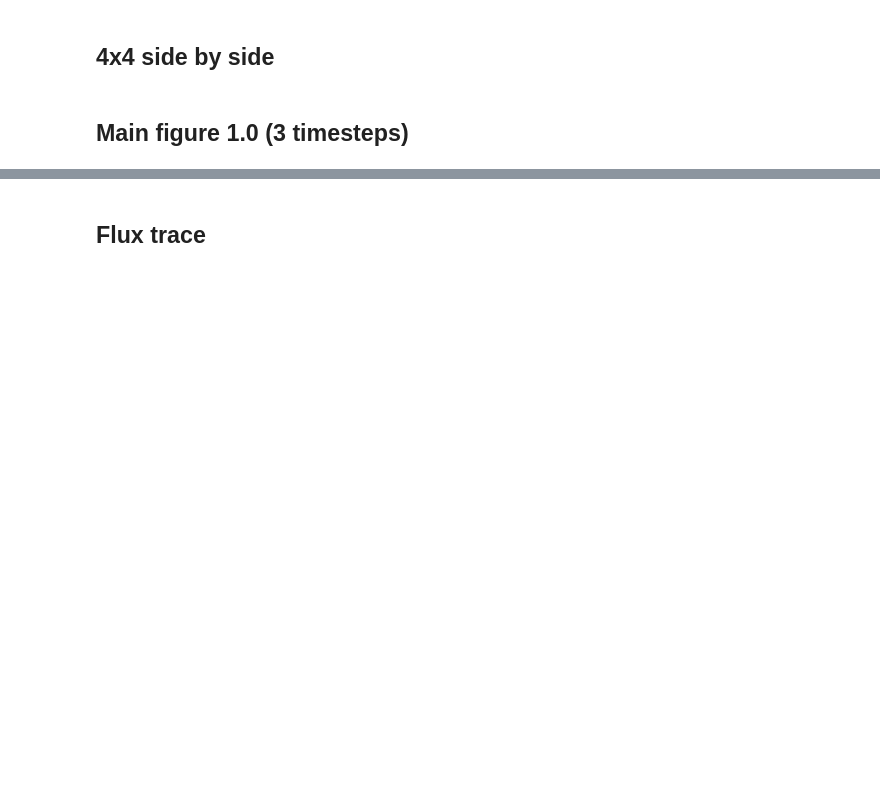
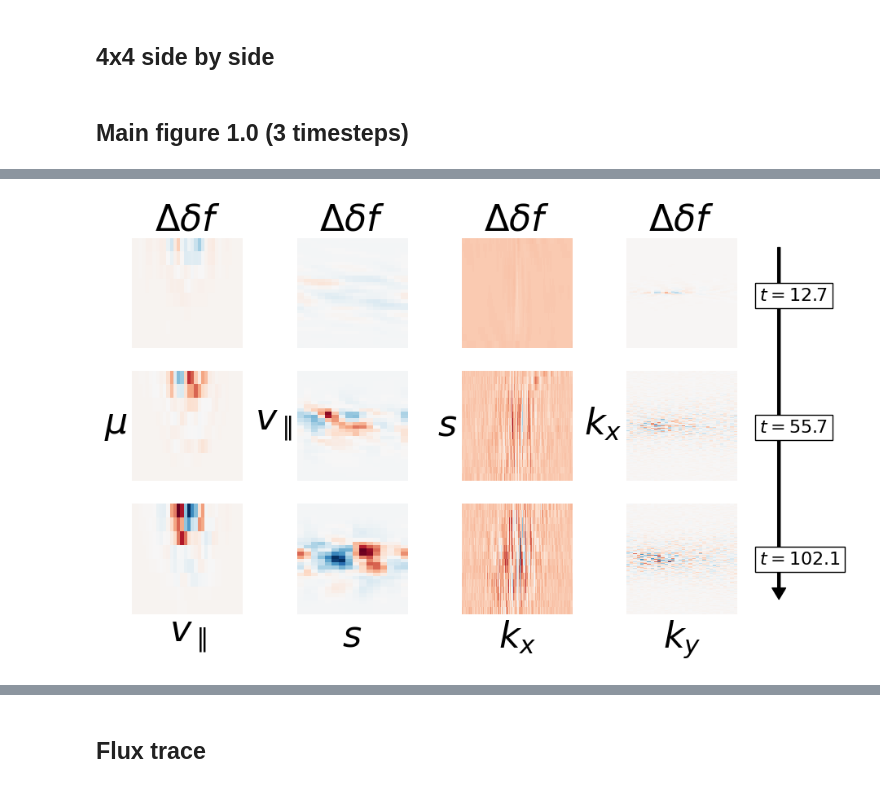
Before and after one commit to ml-jku/neural-gyrokinetics, a Jupyter notebook: notebooks/paper_plotting.ipynb, the cells around one changed output, grey strips where cells are left out. Drawn from its saved outputs; the diff is of its cells as text; code cells hidden in the pictures; blank space fills up the shorter version.

```diff
--- a/notebooks/paper_plotting.ipynb
+++ b/notebooks/paper_plotting.ipynb
@@ -475,0 +610,5 @@ plot_t0.savefig("dft.svg", bbox_inches="tight")
+# %%
+plot_t0 = plot_difference(next_t, np.array(gt_t))
+plot_t0.savefig("dft.pdf", bbox_inches="tight")
+# %% [output]
+[figure, added]
```
Also changed, not shown: parts of 22 cells of this notebook, 2 other files.
